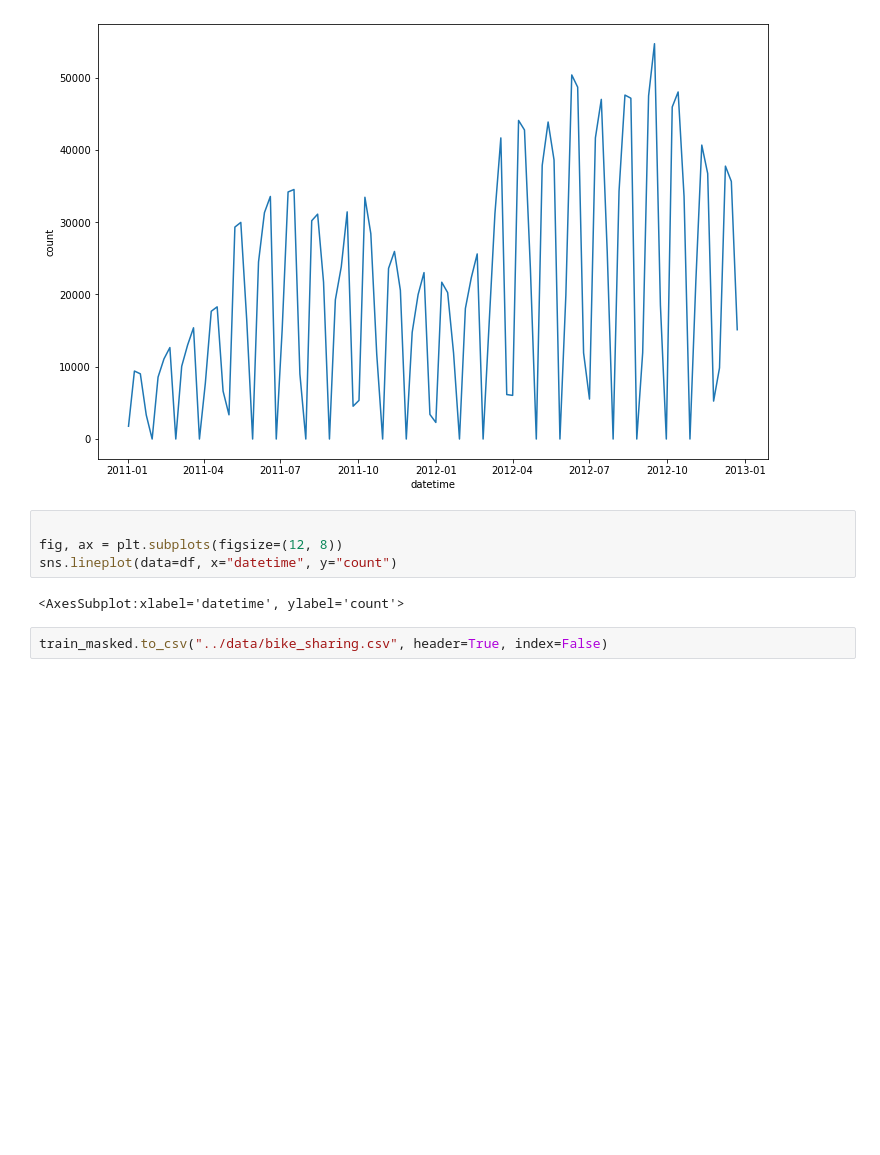
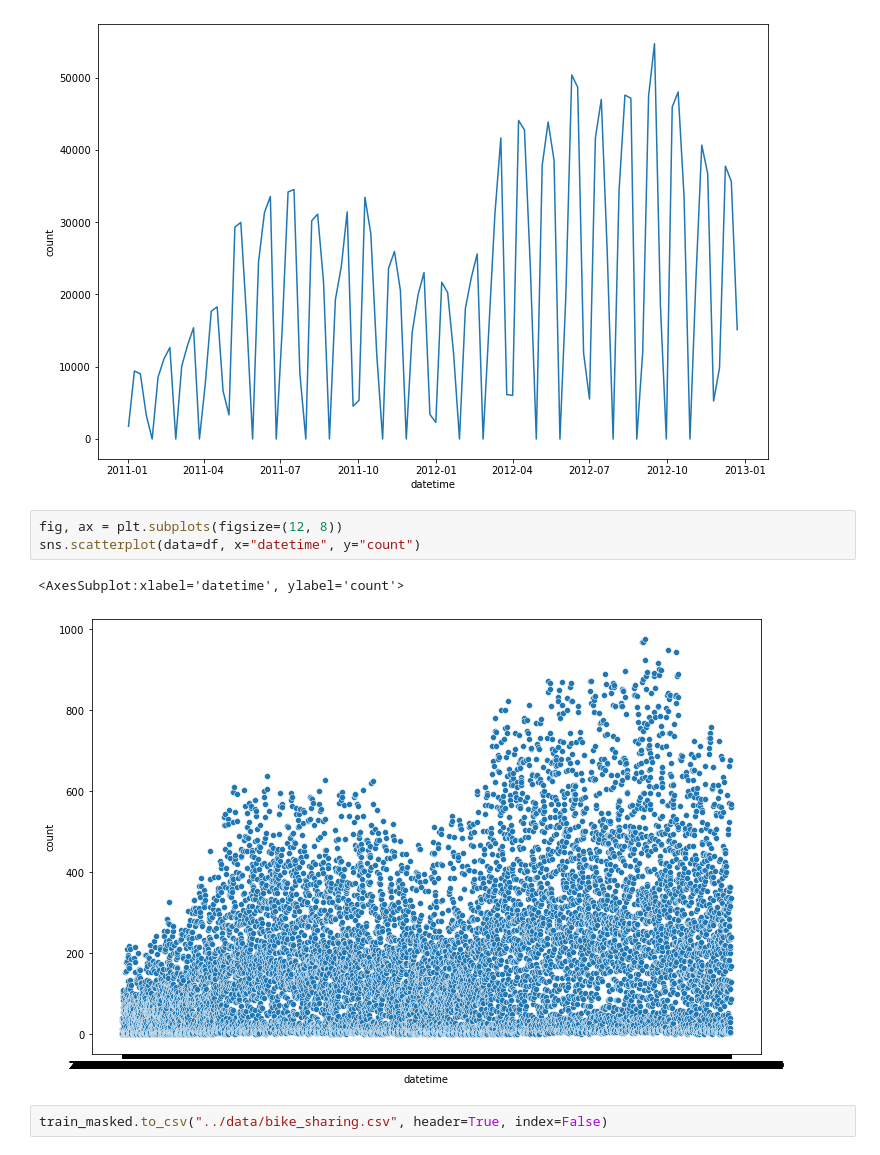
Before and after one commit to StefanieStoppel/interview_preparation, a Jupyter notebook: notebooks/bike_sharing.ipynb, the cells around one changed output. Saved outputs shown, nothing was run; the diff lists cells and outputs as text; blank space fills up the shorter version.

```diff
--- a/notebooks/bike_sharing.ipynb
+++ b/notebooks/bike_sharing.ipynb
@@ -257,10 +257,10 @@ sns.lineplot(data=df_resampled, x="datetime", y="count")
 <AxesSubplot:xlabel='datetime', ylabel='count'>
 [figure]
 # %%
-
 fig, ax = plt.subplots(figsize=(12, 8))
-sns.lineplot(data=df, x="datetime", y="count")
+sns.scatterplot(data=df, x="datetime", y="count")
 # %% [output]
 <AxesSubplot:xlabel='datetime', ylabel='count'>
+[figure, added]
 # %%
 train_masked.to_csv("../data/bike_sharing.csv", header=True, index=False)
```
Also changed, not shown: parts of 1 cell of this notebook, 2 other files.
